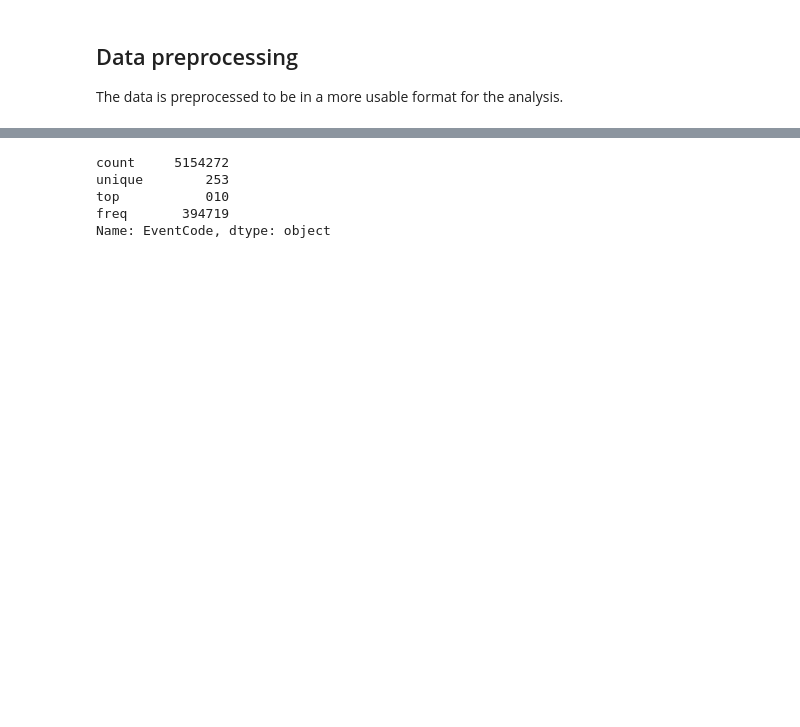
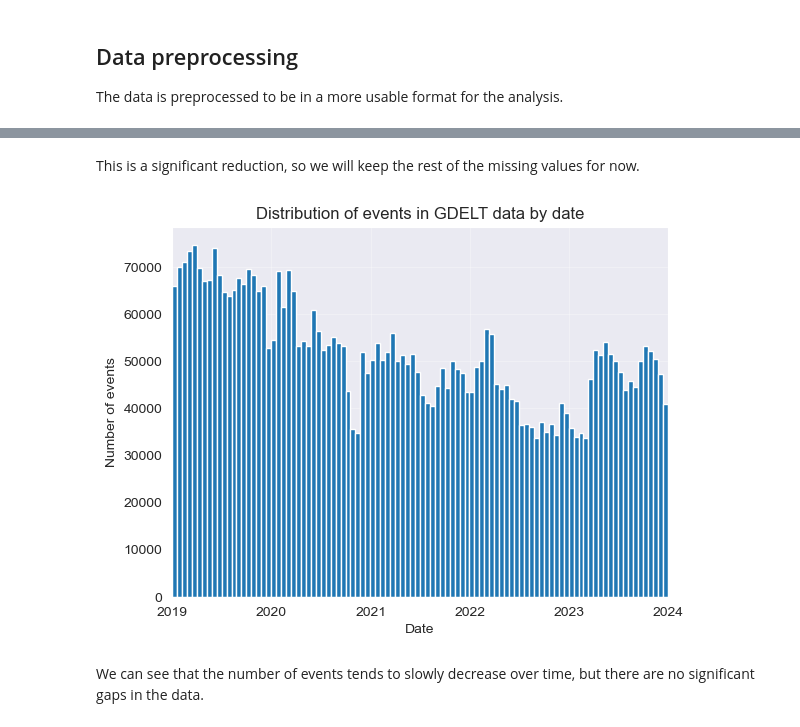
Before and after one commit to Ozzuke/GDELT-BTC, a Jupyter notebook: analysis.ipynb, the cells around one changed output, grey strips where cells are left out. Cells and saved outputs as stored; diff of their text form; code cells hidden in the pictures; blank space fills up the shorter version.

```diff
--- a/analysis.ipynb
+++ b/analysis.ipynb
@@ -126,3 +177,27 @@ gdelt.head()
+# %%
+# convert SQLDATE to datetime
+gdelt = gdelt.rename(columns={'SQLDATE': 'date'})
+gdelt['date'] = pd.to_datetime(gdelt['date'], format='%Y%m%d')
+
+# convert numeric columns to numeric
+gdelt['GoldsteinScale'] = pd.to_numeric(gdelt['GoldsteinScale'], errors='coerce')
+gdelt['NumMentions'] = pd.to_numeric(gdelt['NumMentions'], errors='coerce')
+gdelt['NumSources'] = pd.to_numeric(gdelt['NumSources'], errors='coerce')
+gdelt['NumArticles'] = pd.to_numeric(gdelt['NumArticles'], errors='coerce')
+gdelt['AvgTone'] = pd.to_numeric(gdelt['AvgTone'], errors='coerce')
+
+# convert categorical columns to categorical
+gdelt['Actor1CountryCode'] = gdelt['Actor1CountryCode'].astype('category')
+gdelt['Actor1Type1Code'] = gdelt['Actor1Type1Code'].astype('category')
+gdelt['Actor2CountryCode'] = gdelt['Actor2CountryCode'].astype('category')
+gdelt['Actor2Type1Code'] = gdelt['Actor2Type1Code'].astype('category')
+gdelt['QuadClass'] = gdelt['QuadClass'].astype('category')
+gdelt['Actor1Geo_CountryCode'] = gdelt['Actor1Geo_CountryCode'].astype('category')
+gdelt['Actor2Geo_CountryCode'] = gdelt['Actor2Geo_CountryCode'].astype('category')
+gdelt['ActionGeo_ADM1Code'] = gdelt['ActionGeo_ADM1Code'].astype('category')
+# %%
+# drop where eventcode is not numeric
+gdelt = gdelt[gdelt.EventCode.str.isnumeric()]
 # %%
 print(f"dropna would reduce rows {gdelt.shape[0]} -> {gdelt.dropna().shape[0]}")
 # %% [output]
@@ -130,8 +205,14 @@ dropna would reduce rows 5154272 -> 48712
-# %%
-gdelt.EventCode.describe()
-# %% [output]
-count     5154272
-unique        253
-top           010
-freq       394719
-Name: EventCode, dtype: object
+# %% [markdown]
+This is a significant reduction, so we will keep the rest of the missing values for now.
+# %%
+gdelt.date.hist(bins=100)
+plt.xlim([pd.Timestamp('2019-01-01'), pd.Timestamp('2024-01-01')])
+plt.grid(True, alpha=0.3)
+plt.xlabel('Date')
+plt.ylabel('Number of events')
+plt.title('Distribution of events in GDELT data by date')
+plt.show()
+# %% [output]
+[figure, added]
+# %% [markdown]
+We can see that the number of events tends to slowly decrease over time, but there are no significant gaps in the data.
```
Also changed, not shown: parts of 32 cells of this notebook, 1 other file.
